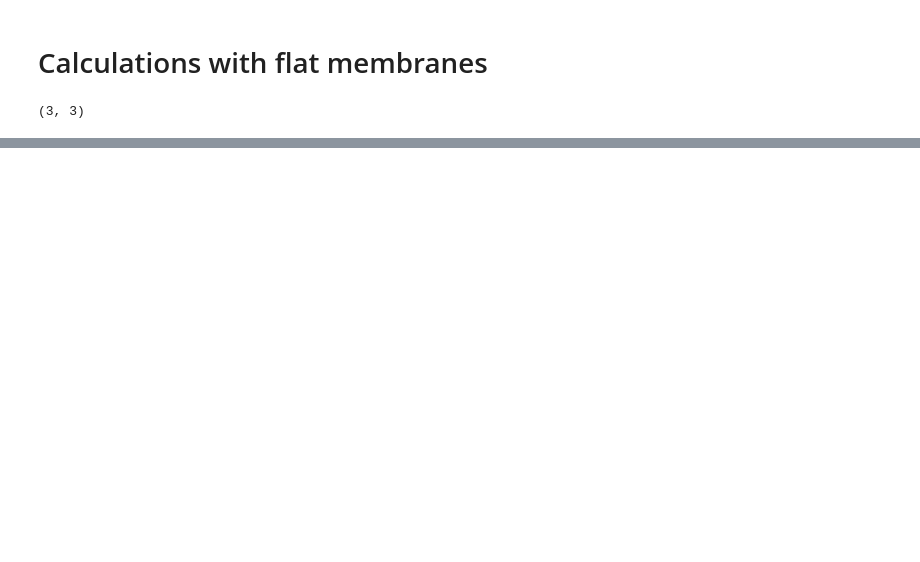
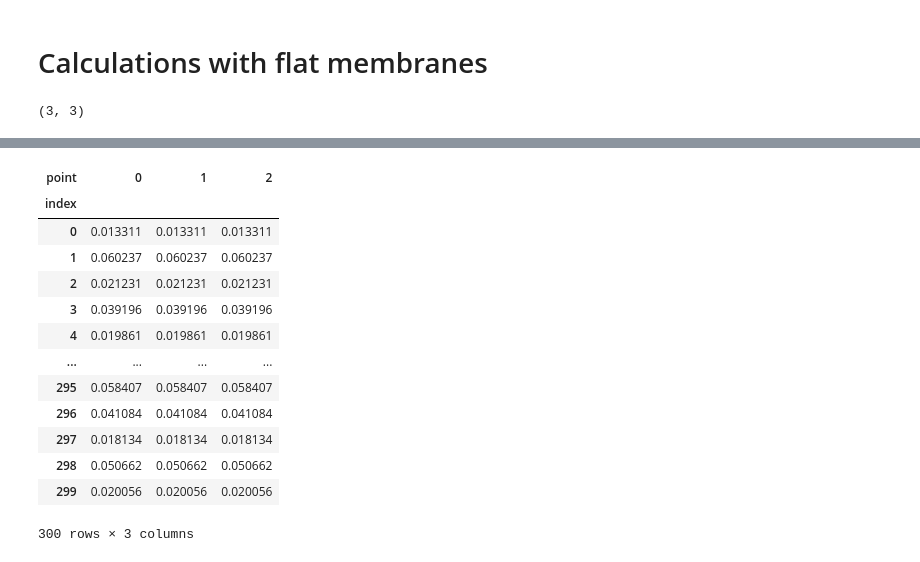
Before and after one commit to sigma-epsilon/sigmaepsilon.solid.material, a Jupyter notebook: docs/source/notebooks/membrane.ipynb, the cells around one changed output, grey strips where cells are left out. Cells and saved outputs as stored; diff of their text form; code cells hidden in the pictures; blank space fills up the shorter version.

```diff
--- a/docs/source/notebooks/membrane.ipynb
+++ b/docs/source/notebooks/membrane.ipynb
@@ -91,0 +92,5 @@ fig.subplots_adjust(top=0.80)
+# %%
+strains = 2 * np.random.rand(300, 3) / 100000  # random data
+z = np.array([-1.0, 0.0, 1.0])
+stresses = section.calculate_stresses(strains=strains, z=z)
+stresses
@@ -91,0 +123,17 @@ fig.subplots_adjust(top=0.80)
+# %%
+stresses.sel(component = "SXX").to_pandas()
+# %% [output]
+| point | 0 | 1 | 2 |
+| index |  |  |  |
+| 0 | 0.013311 | 0.013311 | 0.013311 |
+| 1 | 0.060237 | 0.060237 | 0.060237 |
+| 2 | 0.021231 | 0.021231 | 0.021231 |
+| 3 | 0.039196 | 0.039196 | 0.039196 |
+| 4 | 0.019861 | 0.019861 | 0.019861 |
+| ... | ... | ... | ... |
+| 295 | 0.058407 | 0.058407 | 0.058407 |
+| 296 | 0.041084 | 0.041084 | 0.041084 |
+| 297 | 0.018134 | 0.018134 | 0.018134 |
+| 298 | 0.050662 | 0.050662 | 0.050662 |
+| 299 | 0.020056 | 0.020056 | 0.020056 |
+300 rows × 3 columns
```
Also changed, not shown: parts of 8 cells of this notebook.
